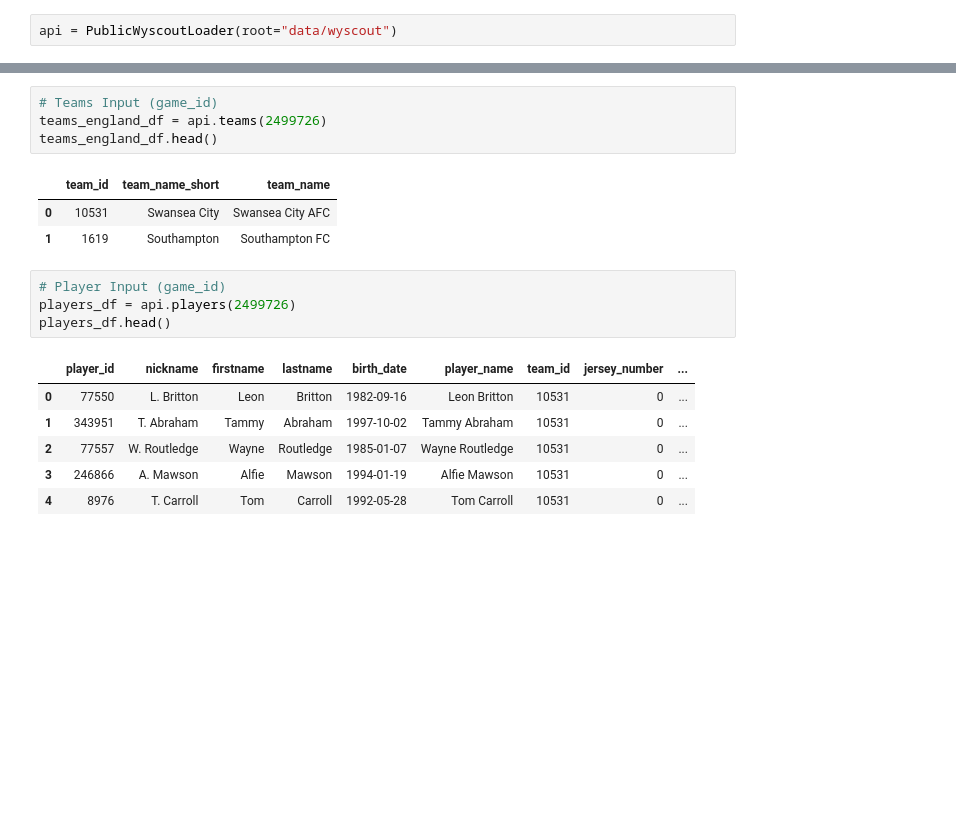
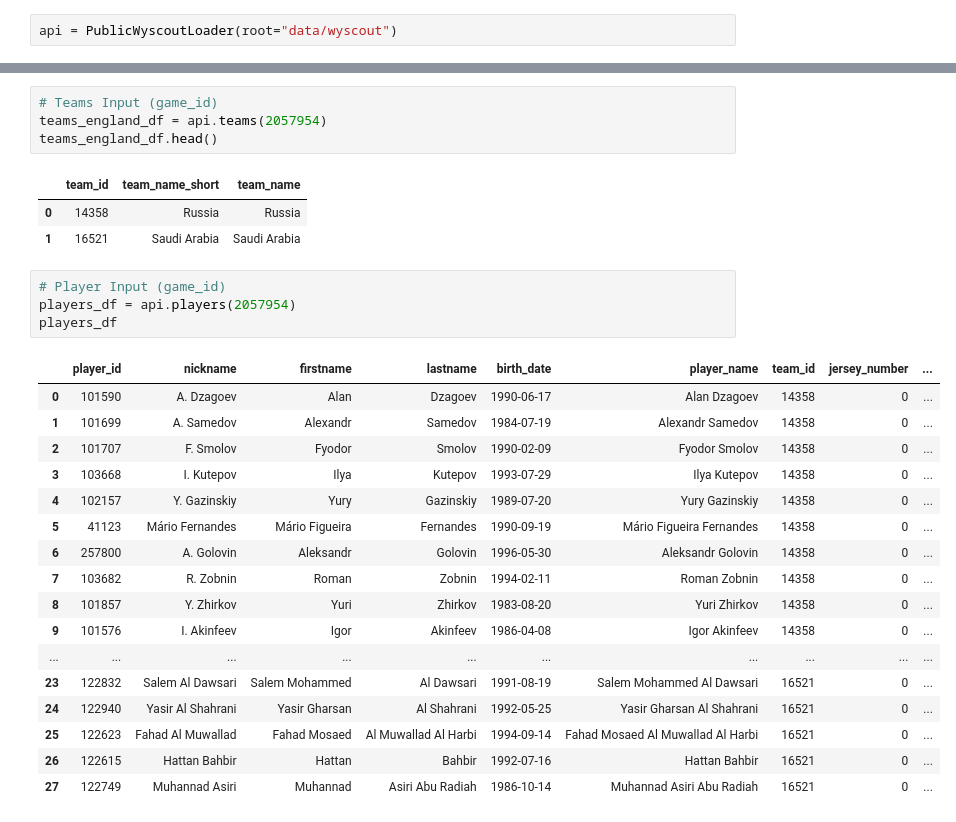
Before and after one commit to Steve23522016/vaep-base-code, a Jupyter notebook: notebooks/tutorial5_trial_socceraction.ipynb, the cells around one changed output, grey strips where cells are left out. Saved outputs shown, nothing was run; the diff lists cells and outputs as text; blank space fills up the shorter version.

```diff
--- a/notebooks/tutorial5_trial_socceraction.ipynb
+++ b/notebooks/tutorial5_trial_socceraction.ipynb
@@ -30,21 +42,32 @@ games_england_df.tail()
 # %%
 # Teams Input (game_id)
-teams_england_df = api.teams(2499726)
+teams_england_df = api.teams(2057954)
 teams_england_df.head()
 # %% [output]
 |  | team_id | team_name_short | team_name |
-| 0 | 10531 | Swansea City | Swansea City AFC |
-| 1 | 1619 | Southampton | Southampton FC |
+| 0 | 14358 | Russia | Russia |
+| 1 | 16521 | Saudi Arabia | Saudi Arabia |
 # %%
 # Player Input (game_id)
-players_df = api.players(2499726)
-players_df.head()
+players_df = api.players(2057954)
+players_df
 # %% [output]
 |  | player_id | nickname | firstname | lastname | birth_date | player_name | team_id | jersey_number | ... |
-| 0 | 77550 | L. Britton | Leon | Britton | 1982-09-16 | Leon Britton | 10531 | 0 | ... |
-| 1 | 343951 | T. Abraham | Tammy | Abraham | 1997-10-02 | Tammy Abraham | 10531 | 0 | ... |
-| 2 | 77557 | W. Routledge | Wayne | Routledge | 1985-01-07 | Wayne Routledge | 10531 | 0 | ... |
-| 3 | 246866 | A. Mawson | Alfie | Mawson | 1994-01-19 | Alfie Mawson | 10531 | 0 | ... |
-| 4 | 8976 | T. Carroll | Tom | Carroll | 1992-05-28 | Tom Carroll | 10531 | 0 | ... |
+| 0 | 101590 | A. Dzagoev | Alan | Dzagoev | 1990-06-17 | Alan Dzagoev | 14358 | 0 | ... |
+| 1 | 101699 | A. Samedov | Alexandr | Samedov | 1984-07-19 | Alexandr Samedov | 14358 | 0 | ... |
+| 2 | 101707 | F. Smolov | Fyodor | Smolov | 1990-02-09 | Fyodor Smolov | 14358 | 0 | ... |
+| 3 | 103668 | I. Kutepov | Ilya | Kutepov | 1993-07-29 | Ilya Kutepov | 14358 | 0 | ... |
+| 4 | 102157 | Y. Gazinskiy | Yury | Gazinskiy | 1989-07-20 | Yury Gazinskiy | 14358 | 0 | ... |
+| 5 | 41123 | Mário Fernandes | Mário Figueira | Fernandes | 1990-09-19 | Mário Figueira Fernandes | 14358 | 0 | ... |
+| 6 | 257800 | A. Golovin | Aleksandr | Golovin | 1996-05-30 | Aleksandr Golovin | 14358 | 0 | ... |
+| 7 | 103682 | R. Zobnin | Roman | Zobnin | 1994-02-11 | Roman Zobnin | 14358 | 0 | ... |
+| 8 | 101857 | Y. Zhirkov | Yuri | Zhirkov | 1983-08-20 | Yuri Zhirkov | 14358 | 0 | ... |
+| 9 | 101576 | I. Akinfeev | Igor | Akinfeev | 1986-04-08 | Igor Akinfeev | 14358 | 0 | ... |
+| ... | ... | ... | ... | ... | ... | ... | ... | ... | ... |
+| 23 | 122832 | Salem Al Dawsari | Salem Mohammed | Al Dawsari | 1991-08-19 | Salem Mohammed Al Dawsari | 16521 | 0 | ... |
+| 24 | 122940 | Yasir Al Shahrani | Yasir Gharsan | Al Shahrani | 1992-05-25 | Yasir Gharsan Al Shahrani | 16521 | 0 | ... |
+| 25 | 122623 | Fahad Al Muwallad | Fahad Mosaed | Al Muwallad Al Harbi | 1994-09-14 | Fahad Mosaed Al Muwallad Al Harbi | 16521 | 0 | ... |
+| 26 | 122615 | Hattan Bahbir | Hattan | Bahbir | 1992-07-16 | Hattan Bahbir | 16521 | 0 | ... |
+| 27 | 122749 | Muhannad Asiri | Muhannad | Asiri Abu Radiah | 1986-10-14 | Muhannad Asiri Abu Radiah | 16521 | 0 | ... |
 # %%
 # Events Input (game_id)
```
Also changed, not shown: parts of 11 cells of this notebook, 1 other file.
